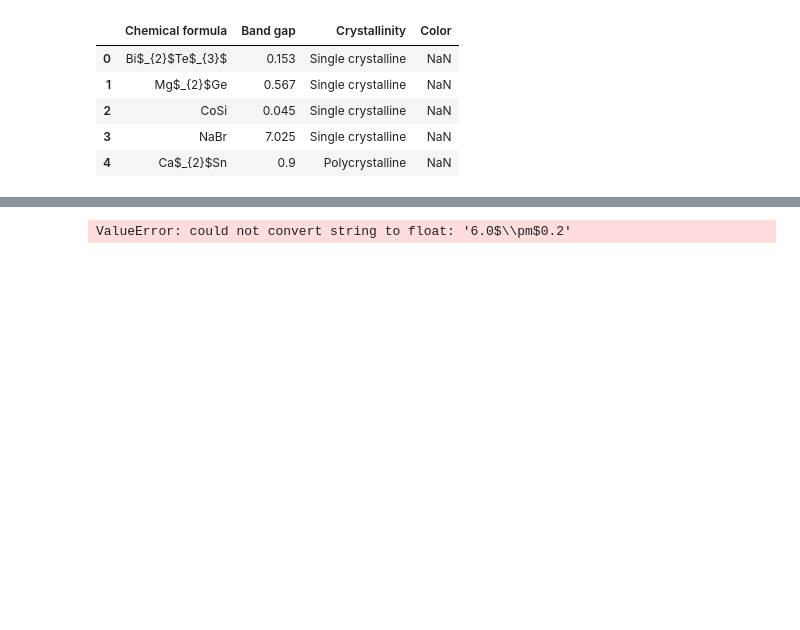
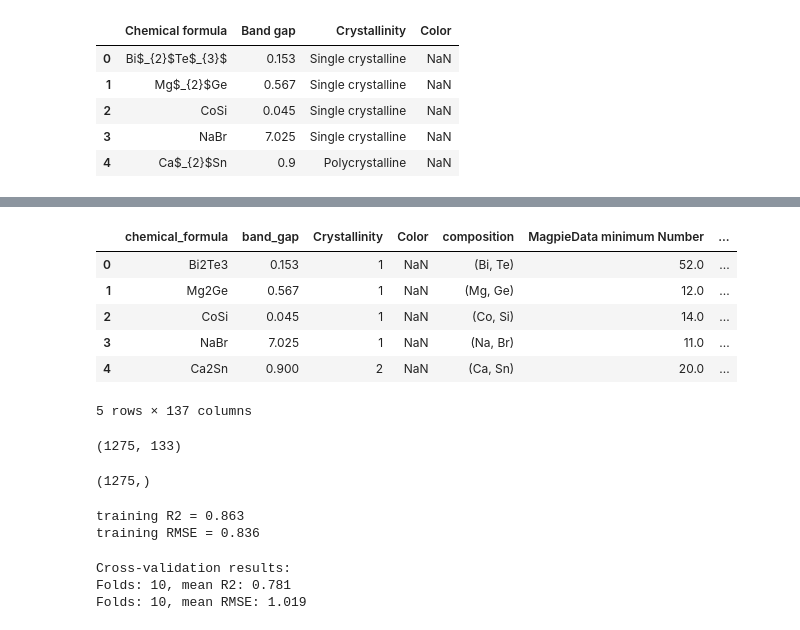
Before and after one commit to kyawlin/Materials_informatics, a Jupyter notebook: TL_comp_exp.ipynb, the cells around one changed output, grey strips where cells are left out. Cells and saved outputs as stored; diff of their text form; code cells hidden in the pictures; blank space fills up the shorter version.

```diff
--- a/TL_comp_exp.ipynb
+++ b/TL_comp_exp.ipynb
@@ -99,3 +115,14 @@ experimental_df.head()
 # %%
-experimental_df=experimental_df.dropna(subset=['band_gap'])
+experimental_df=experimental_df.dropna(subset=['band_gap',"Crystallinity"])
+experimental_df['Crystallinity']=pd.factorize(experimental_df['Crystallinity'])[0]+1
+# %%
+experimental_df.head()
+# %% [output]
+|  | chemical_formula | band_gap | Crystallinity | Color | composition | MagpieData minimum Number | ... |
+| 0 | Bi2Te3 | 0.153 | 1 | NaN | (Bi, Te) | 52.0 | ... |
+| 1 | Mg2Ge | 0.567 | 1 | NaN | (Mg, Ge) | 12.0 | ... |
+| 2 | CoSi | 0.045 | 1 | NaN | (Co, Si) | 14.0 | ... |
+| 3 | NaBr | 7.025 | 1 | NaN | (Na, Br) | 11.0 | ... |
+| 4 | Ca2Sn | 0.900 | 2 | NaN | (Ca, Sn) | 20.0 | ... |
+5 rows × 137 columns
 # %%
@@ -105,14 +132,38 @@ y=experimental_df['band_gap'].values
+# %%
+X_experiment.shape
+# %% [output]
+(1275, 133)
+# %%
+y_experiment.shape
+# %% [output]
+(1275,)
 # %%
 from sklearn.linear_model import LinearRegression
 from sklearn.metrics import mean_squared_error
 import numpy as np
 
-lr = LinearRegression()
+lr_baseline_experimental = LinearRegression()
 
-lr.fit(X, y)
+lr_baseline_experimental.fit(X_experiment, y_experiment)
 
 # get fit statistics
-print('training R2 = ' + str(round(lr.score(X, y), 3)))
-print('training RMSE = %.3f' % np.sqrt(mean_squared_error(y_true=y, y_pred=lr.predict(X))))
+print('training R2 = ' + str(round(lr_baseline_experimental.score(X_experiment, y_experiment), 3)))
+print('training RMSE = %.3f' % np.sqrt(mean_squared_error(y_true=y_experiment, y_pred=lr_baseline_experimental.predict(X_experiment))))
 # %% [output]
-ValueError: could not convert string to float: '6.0$\\pm$0.2'
+training R2 = 0.863
+training RMSE = 0.836
+# %%
+from sklearn.model_selection import KFold, cross_val_score
+# Use 10-fold cross validation (90% training, 10% test)
+crossvalidation = KFold(n_splits=10, shuffle=True, random_state=1)
+scores = cross_val_score(lr_baseline_experimental, X_experiment, y_experiment, scoring='neg_mean_squared_error', cv=crossvalidation, n_jobs=1)
+rmse_scores = [np.sqrt(abs(s)) for s in scores]
+r2_scores = cross_val_score(lr_baseline_experimental, X_experiment, y_experiment, scoring='r2', cv=crossvalidation, n_jobs=1)
+
+print('Cross-validation results:')
+print('Folds: %i, mean R2: %.3f' % (len(scores), np.mean(np.abs(r2_scores))))
+print('Folds: %i, mean RMSE: %.3f' % (len(scores), np.mean(np.abs(rmse_scores))))
+# %% [output]
+Cross-validation results:
+Folds: 10, mean R2: 0.781
+Folds: 10, mean RMSE: 1.019
```
Also changed, not shown: parts of 11 cells of this notebook.
